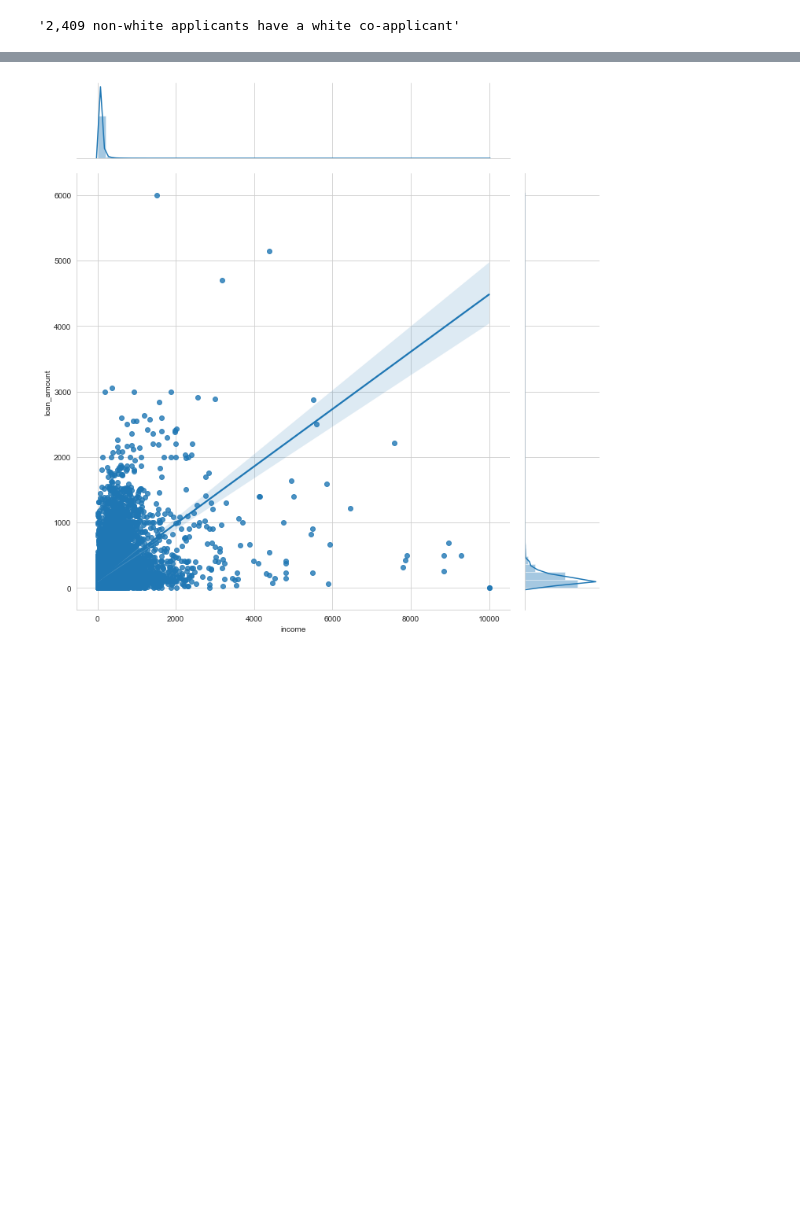
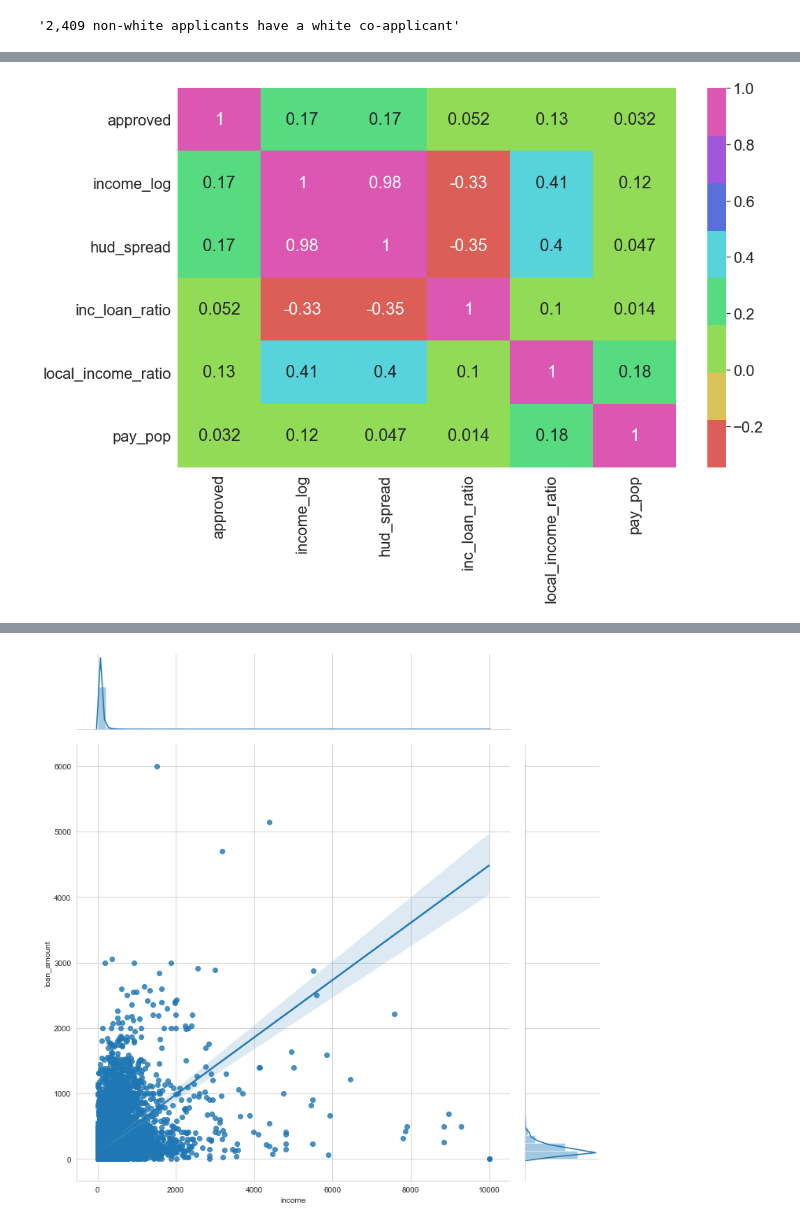
Before and after one commit to ewalsh/hmda, a Jupyter notebook: py_code/HMDA Loan Approval.ipynb, the cells around one changed output, grey strips where cells are left out. Cells and saved outputs as stored; diff of their text form; code cells hidden in the pictures; blank space fills up the shorter version.

```diff
--- a/py_code/HMDA Loan Approval.ipynb
+++ b/py_code/HMDA Loan Approval.ipynb
@@ -340,10 +331,9 @@ pd.DataFrame(set(lar['co_applicant_ethnicity_name'])).head().rename(columns={0:'
 | 4 | No co-applicant |
 # %%
 soleApplicant = np.zeros(lar.shape[0])
-lar['co_applicant_ethnicity'] = pd.to_numeric(lar['co_applicant_ethnicity'])
-ids = (lar['co_applicant_ethnicity'] == 5)
+lar.loc[:,'co_applicant_ethnicity'] = pd.to_numeric(lar.loc[:,'co_applicant_ethnicity'])
+ids = (lar.loc[:,'co_applicant_ethnicity'] == 5)
 soleApplicant[ids] = 1
-soleApplicant
 # %% [output]
 array([1., 1., 0., ..., 1., 1., 1.])
 # %%
@@ -399,0 +419,3 @@ white_friend[ids] = 1
+# %%
+# preprocessing the data
+train_data = trans_actions(merged_data)
@@ -399,0 +457,7 @@ white_friend[ids] = 1
+# %%
+plt.figure(figsize=(16,10))
+sns.set(font_scale=2)
+sns.heatmap(train_data.loc[:,['approved','income_log','hud_spread','inc_loan_ratio','local_income_ratio','pay_pop']].corr(), annot = True, cmap=sns.color_palette("hls", 8))
+plt.show()
+# %% [output]
+[figure, added]
```
Also changed, not shown: parts of 42 cells of this notebook, 2 other files.
